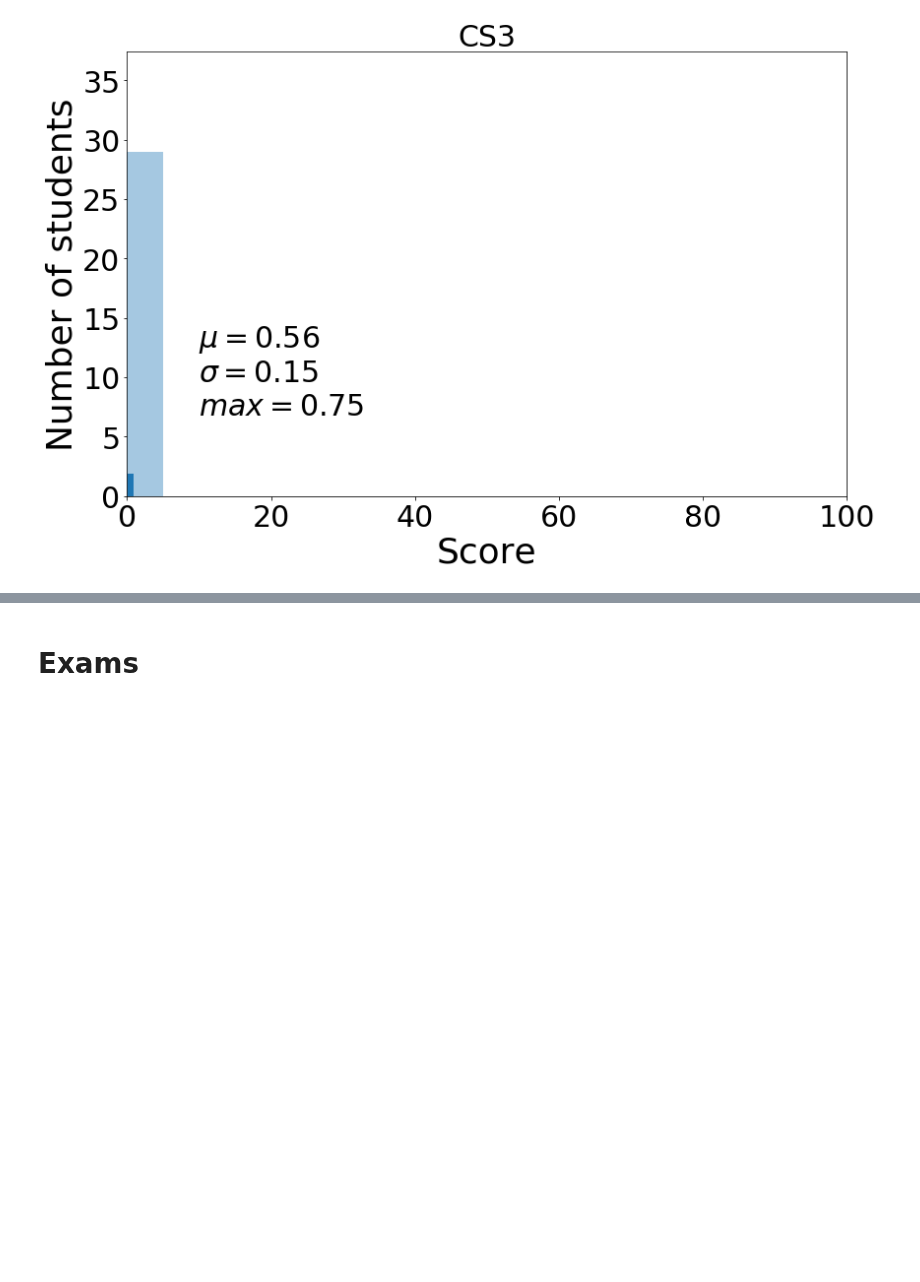
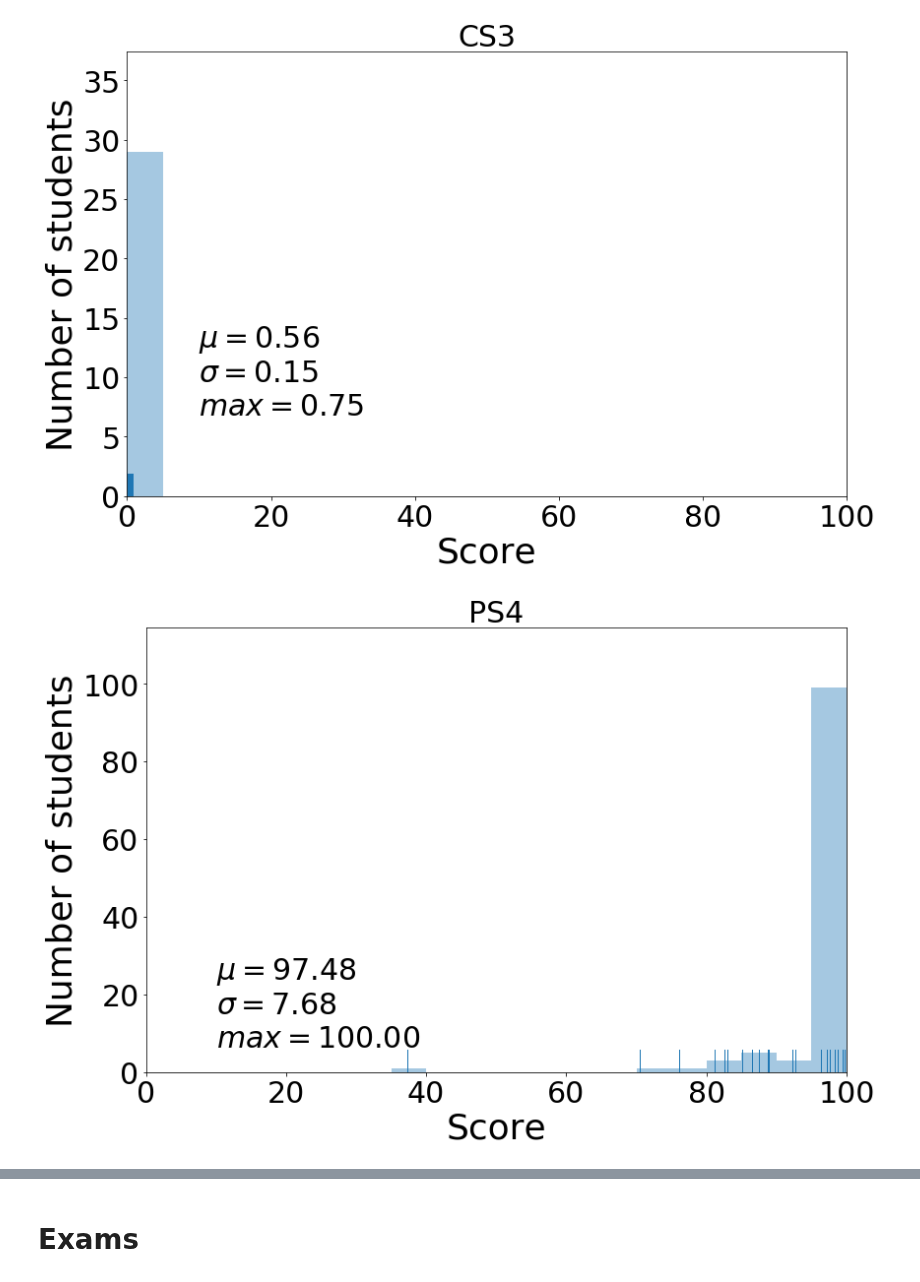
Before and after one commit to materialsvirtuallab/ceng114, a Jupyter notebook: grades/statsw2018.ipynb, the cells around one changed output, grey strips where cells are left out. Saved outputs shown, nothing was run; the diff lists cells and outputs as text; code cells hidden in the pictures; blank space fills up the shorter version.

```diff
--- a/grades/statsw2018.ipynb
+++ b/grades/statsw2018.ipynb
@@ -171,4 +171,6 @@ cutoffs = bar_plot(d, "CS3", annotate=False)
 # %% [output]
 [figure]
 # %%
-# cutoffs = bar_plot(d, "PS4", annotate=False)
+cutoffs = bar_plot(d, "PS4", annotate=False)
+# %% [output]
+[figure, added]
```
Also changed, not shown: parts of 10 cells of this notebook.
